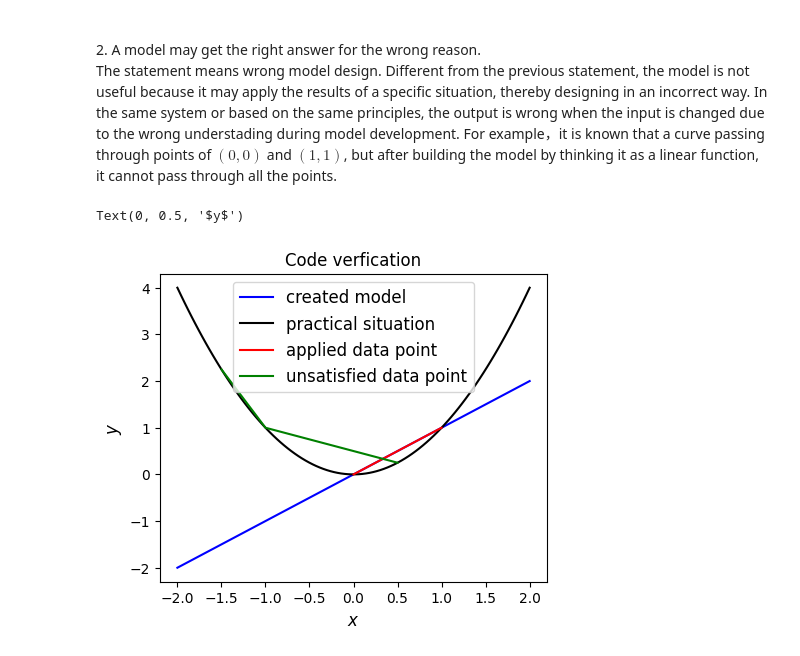
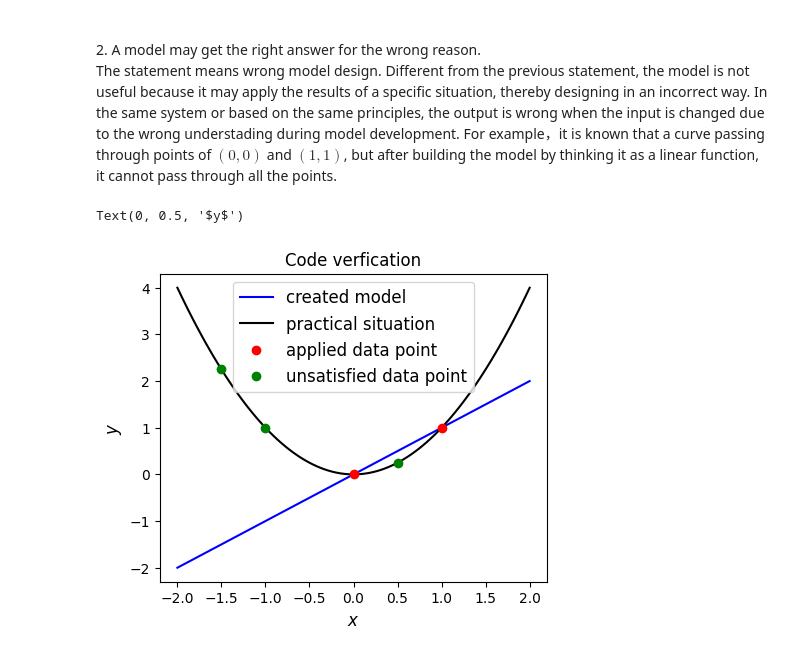
Before and after one commit to acse-e541dd80/ci_mpm, a Jupyter notebook: CM-Nov2022-assessment.ipynb, the cells around one changed output. Cells and saved outputs as stored; diff of their text form; code cells hidden in the pictures.

```diff
--- a/CM-Nov2022-assessment.ipynb
+++ b/CM-Nov2022-assessment.ipynb
@@ -111,21 +111,21 @@ The statement means wrong model design. Different from the previous statement, t
 # %%
 x0 = [0, 1]
 y0 = [0, 1]
 x1 = [-1.5, -1, 0.5]
 y1 = [(-1.5)**2, (-1)**2, 0.5**2]
 x = np.linspace(-2, 2, 100)
 y = x**2
 fig = plt.figure(figsize=(5, 4))
 ax = fig.add_subplot(111)
 ax.set_title('Code verfication')
 ax.plot(x, x, 'b', label='created model')
 ax.plot(x, y, 'k', label='practical situation')
-ax.plot(x0, y0, 'r', label='applied data point')
-ax.plot(x1, y1, 'g', label='unsatisfied data point')
+ax.plot(x0, y0, 'ro', label='applied data point')
+ax.plot(x1, y1, 'go', label='unsatisfied data point')
 
 ax.legend(loc='best', fontsize=12)
 ax.set_xlabel('$x$', fontsize=12)
 ax.set_ylabel('$y$', fontsize=12)
 # %% [output]
 Text(0, 0.5, '$y$')
-[figure, old version]
+[figure, new version]
```
